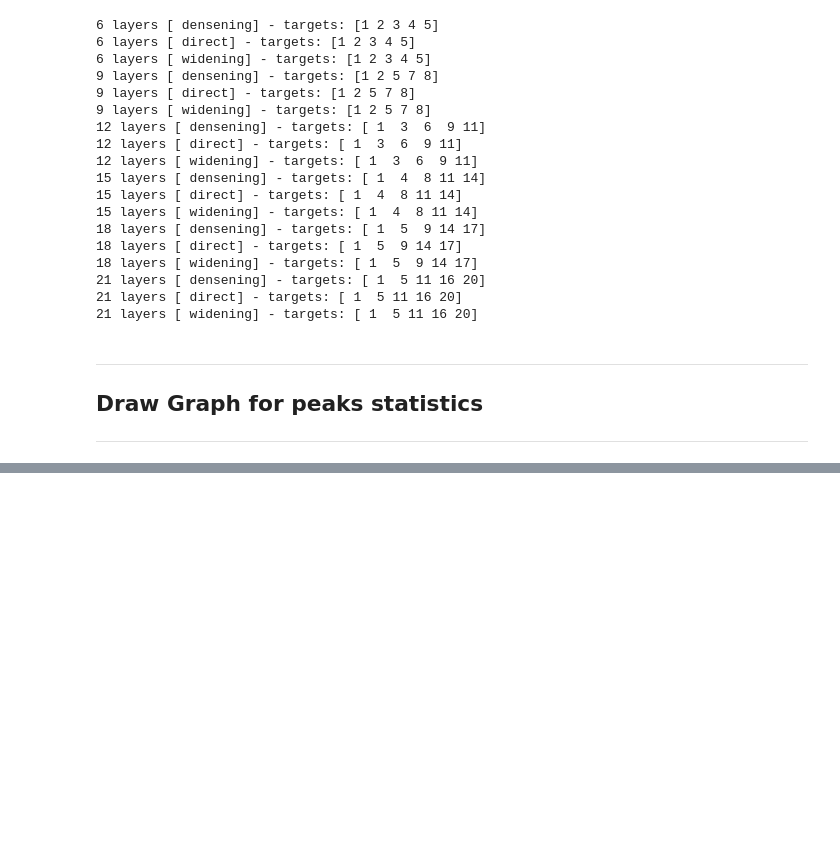
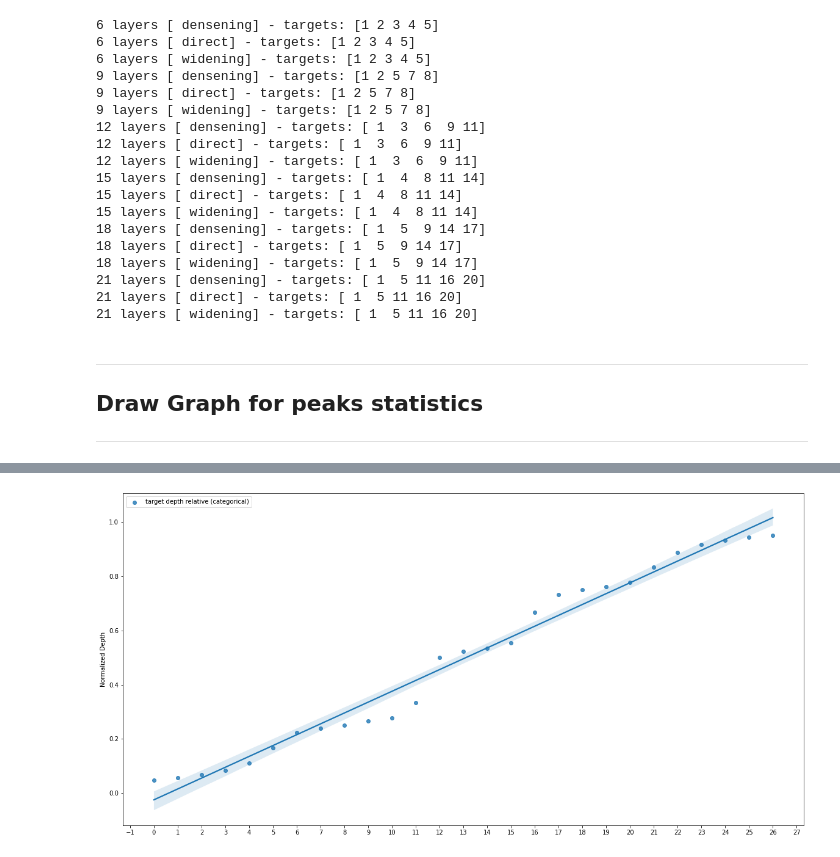
Before and after one commit to visualengineers/reflex-avi2022-results, a Jupyter notebook: code/details.ipynb, the cells around one changed output, grey strips where cells are left out. Saved outputs shown, nothing was run; the diff lists cells and outputs as text; code cells hidden in the pictures; blank space fills up the shorter version.

```diff
--- a/code/details.ipynb
+++ b/code/details.ipynb
@@ -602,0 +637,96 @@ plt.show()
+# %%
+# draw the normalized depth (categorical distribution)
+targets_rel = peaks["TargetLayer_Relative"].drop_duplicates().sort_values().reset_index()
+
+fig_rel = plt.figure(figsize=(20,10))
+
+ax_rel = sns.regplot(x=targets_rel.index, y=targets_rel["TargetLayer_Relative"], label="target depth relative (categorical)")
+
+ax_rel.xaxis.set_major_locator(MultipleLocator(1))
+ax_rel.set_ylabel('Normalized Depth')
+
+ax_rel.legend(loc='upper left')
+
+plt.savefig(rf'{export_img}distribution_depth_relative.png')
+
+plt.show()
+
+
+# draw the normalized depth (complete distribution)
+targets_rel_all = peaks["TargetLayer_Relative"].sort_values().reset_index()
+
+fig_rel_all = plt.figure(figsize=(20,10))
+
+ax_rel_all = sns.regplot(x=targets_rel_all.index, y=targets_rel_all["TargetLayer_Relative"], label="target depth relative (complete)")
+
+ax_rel_all.set_ylabel('Normalized Depth')
+
+ax_rel_all.legend(loc='upper left')
+
+plt.savefig(rf'{export_img}distribution_depth_relative_all.png')
+
+plt.show()
+
+# draw the depth (categorical distribution)
+targets_depth = peaks["TargetDepth"].drop_duplicates().sort_values().reset_index()
+
+fig_depth = plt.figure(figsize=(20,10))
+
+ax_depth = sns.regplot(x=targets_depth.index, y=targets_depth["TargetDepth"], label="target depth (categorical)", order=2)
+
+ax_depth.xaxis.set_major_locator(MultipleLocator(10))
+ax_depth.set_ylabel('Depth')
+
+ax_depth.legend(loc='upper left')
+
+plt.savefig(rf'{export_img}distribution_depth.png')
+
+plt.show()
+
+# draw the depth (complete distribution)
+targets_depth_all = peaks["TargetDepth"].sort_values().reset_index()
+
+fig_depth_all = plt.figure(figsize=(20,10))
+
+ax_depth_all = sns.regplot(x=targets_depth_all.index, y=targets_depth_all["TargetDepth"], label="target depth (complete)", order=2)
+
+ax_depth_all.set_ylabel('Depth')
+
+ax_depth_all.legend(loc='upper left')
+
+plt.savefig(rf'{export_img}distribution_depth_all.png')
+
+plt.show()
+
+# draw the target layer (categorical distribution)
+targets_layer = peaks["TargetLayer"].drop_duplicates().sort_values().reset_index()
+
+fig_layer = plt.figure(figsize=(20,10))
+
+ax_layer = sns.regplot(x=targets_layer.index, y=targets_layer["TargetLayer"], label="target layer (categorical)")
+
+ax_layer.xaxis.set_major_locator(MultipleLocator(1))
+ax_layer.set_ylabel('Depth Layer')
+
+ax_layer.legend(loc='upper left')
+
+plt.savefig(rf'{export_img}distribution_target_layer.png')
+
+plt.show()
+
+# draw the target layer (complete distribution)
+targets_layer_all = peaks["TargetLayer"].sort_values().reset_index()
+
+fig_layer_all = plt.figure(figsize=(20,10))
+
+ax_layer_all = sns.regplot(x=targets_layer_all.index, y=targets_layer_all["TargetLayer"], label="target layer (complete)", order=2)
+
+ax_layer_all.set_ylabel('Depth Layer')
+
+ax_layer_all.legend(loc='upper left')
+
+plt.savefig(rf'{export_img}distribution_target_layer_all.png')
+
+plt.show()
+# %% [output]
+[figure, added]
```
Also changed, not shown: parts of 4 cells of this notebook, 6 other files.
